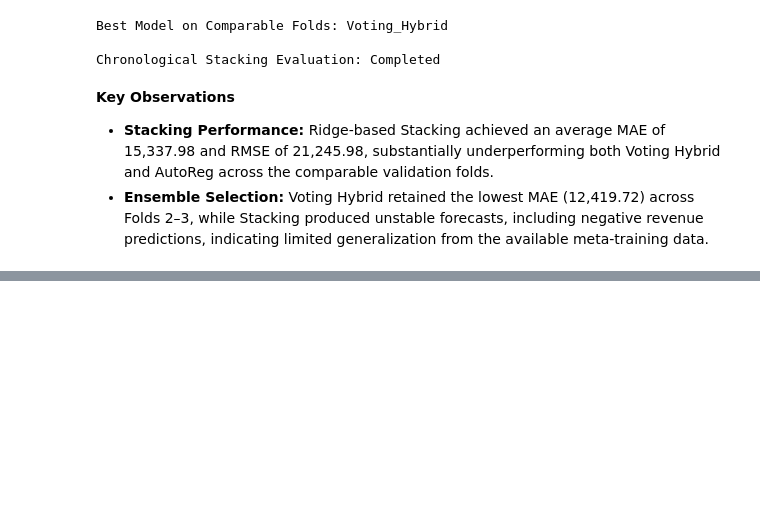
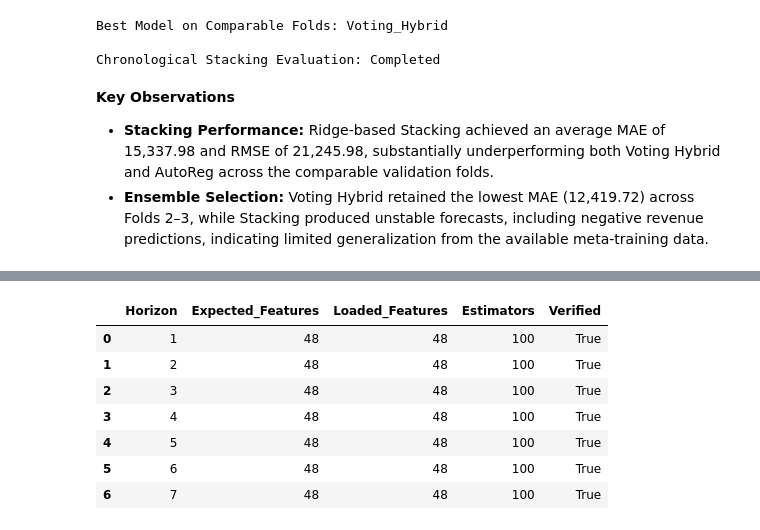
Before and after one commit to TejasMJ/Retail-Sales-Dynamics, a Jupyter notebook: notebooks/05_model_development.ipynb, the cells around one changed output, grey strips where cells are left out. Cells and saved outputs as stored; diff of their text form; code cells hidden in the pictures; blank space fills up the shorter version.

```diff
--- a/notebooks/05_model_development.ipynb
+++ b/notebooks/05_model_development.ipynb
@@ -5072,0 +5583,81 @@ Chronological Stacking Evaluation: Completed
+# %%
+with open(
+    artifacts_dir / "final_forecasting_configuration.json",
+    "r",
+    encoding="utf-8"
+) as file:
+    saved_final_configuration = json.load(file)
+
+loaded_autoreg_model = joblib.load(
+    models_dir / "final_autoreg.pkl"
+)
+
+loaded_sarima_model = joblib.load(
+    models_dir / "final_sarima.pkl"
+)
+
+loaded_extra_trees_models = joblib.load(
+    models_dir / "final_extra_trees.joblib"
+)
+
+assert saved_final_configuration["model_name"] == "Voting_Hybrid"
+assert saved_final_configuration["forecast_horizon"] == 7
+
+assert set(
+    saved_final_configuration["components"]
+) == {"AutoReg", "SARIMA", "Extra_Trees"}
+
+assert np.isclose(
+    sum(
+        component["weight"]
+        for component in saved_final_configuration["components"].values()
+    ),
+    1.0
+)
+
+assert len(loaded_extra_trees_models) == forecast_horizon
+assert set(loaded_extra_trees_models) == set(
+    range(1, forecast_horizon + 1)
+)
+
+verification_records = []
+
+for horizon, model in sorted(
+    loaded_extra_trees_models.items()
+):
+    expected_features = len(
+        horizon_feature_columns[horizon]
+    )
+
+    assert model.n_features_in_ == expected_features
+
+    verification_records.append({
+        "Horizon": horizon,
+        "Expected_Features": expected_features,
+        "Loaded_Features": model.n_features_in_,
+        "Estimators": model.n_estimators,
+        "Verified": True
+    })
+
+artifact_verification_df = pd.DataFrame(
+    verification_records
+)
+
+print("Final Forecasting Artifact Verification:")
+display(artifact_verification_df)
+
+print("\nStatistical Models:")
+print("AutoReg:", type(loaded_autoreg_model).__name__)
+print("SARIMA:", type(loaded_sarima_model).__name__)
+
+print("\nEnsemble Configuration:")
+print("Model:", saved_final_configuration["model_name"])
+print("Forecast Horizon:", saved_final_configuration["forecast_horizon"])
+print("Components:", list(saved_final_configuration["components"]))
+
+print("\nVerified Extra Trees Models:", len(loaded_extra_trees_models))
+
+assert artifact_verification_df["Verified"].all()
+
+print("\nFinal Forecasting Artifact Verification: Completed")
+# %% [output]
@@ -5072,0 +5665,8 @@ Chronological Stacking Evaluation: Completed
+|  | Horizon | Expected_Features | Loaded_Features | Estimators | Verified |
+| 0 | 1 | 48 | 48 | 100 | True |
+| 1 | 2 | 48 | 48 | 100 | True |
+| 2 | 3 | 48 | 48 | 100 | True |
+| 3 | 4 | 48 | 48 | 100 | True |
+| 4 | 5 | 48 | 48 | 100 | True |
+| 5 | 6 | 48 | 48 | 100 | True |
+| 6 | 7 | 48 | 48 | 100 | True |
```
Also changed, not shown: parts of 21 cells of this notebook.
